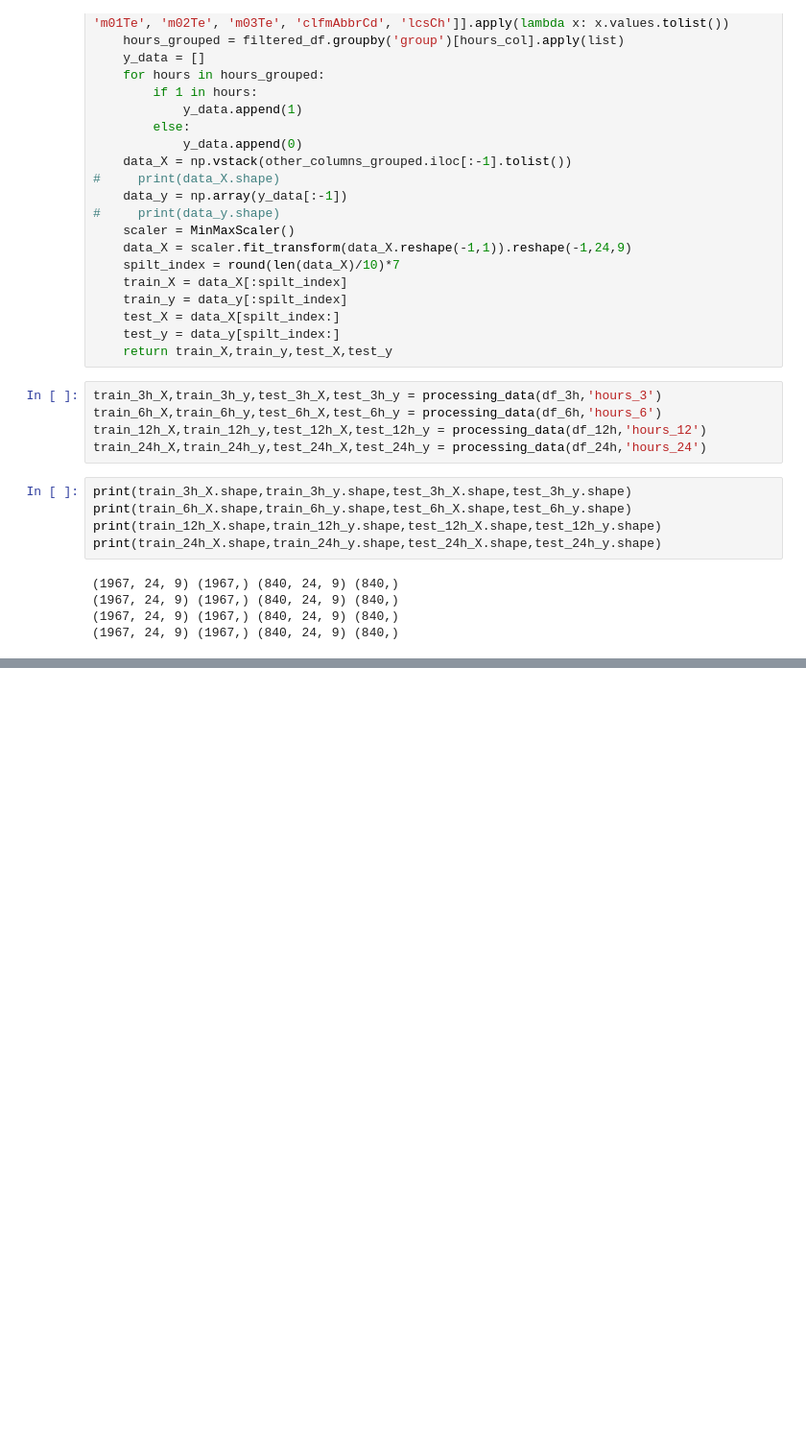
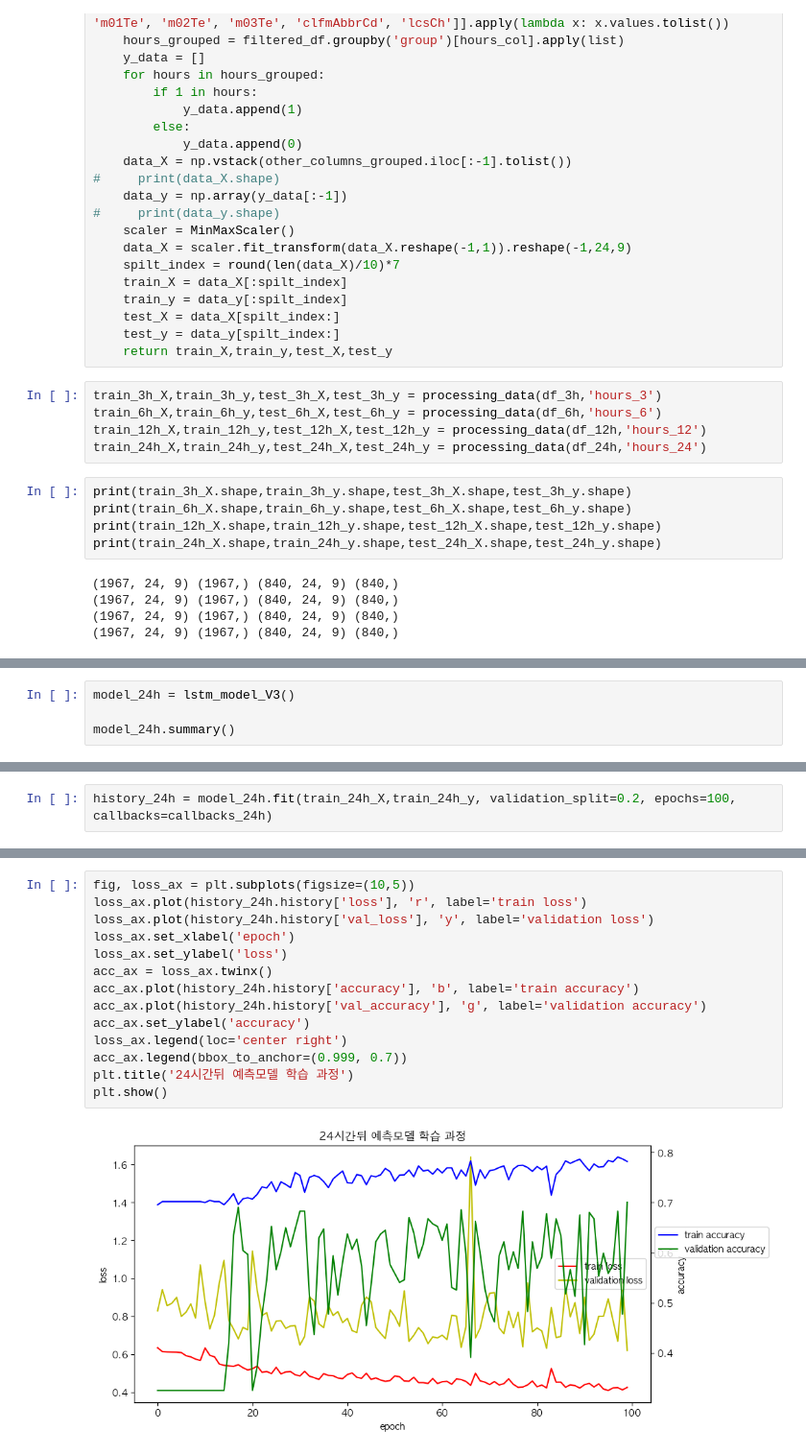
Before and after one commit to KHH0618/RainScanner, a Jupyter notebook: LSTM/LSTM_models_train.ipynb, the cells around one changed output, grey strips where cells are left out. Shown: that part at 96% size. Drawn from its saved outputs; the diff is of its cells as text; blank space fills up the shorter version.

```diff
--- a/LSTM/LSTM_models_train.ipynb
+++ b/LSTM/LSTM_models_train.ipynb
@@ -227,0 +275,4 @@ ________________________________________________________________________________
+# %%
+model_24h = lstm_model_V3()
+
+model_24h.summary()
@@ -248,0 +373,2 @@ Epoch 50/50
+# %%
+history_24h = model_24h.fit(train_24h_X,train_24h_y, validation_split=0.2, epochs=100, callbacks=callbacks_24h)
@@ -248,0 +465,16 @@ Epoch 50/50
+# %%
+fig, loss_ax = plt.subplots(figsize=(10,5))
+loss_ax.plot(history_24h.history['loss'], 'r', label='train loss')
+loss_ax.plot(history_24h.history['val_loss'], 'y', label='validation loss')
+loss_ax.set_xlabel('epoch')
+loss_ax.set_ylabel('loss')
+acc_ax = loss_ax.twinx()
+acc_ax.plot(history_24h.history['accuracy'], 'b', label='train accuracy')
+acc_ax.plot(history_24h.history['val_accuracy'], 'g', label='validation accuracy')
+acc_ax.set_ylabel('accuracy')
+loss_ax.legend(loc='center right')
+acc_ax.legend(bbox_to_anchor=(0.999, 0.7))
+plt.title('24시간뒤 예측모델 학습 과정')
+plt.show()
+# %% [output]
+[figure, added]
```
Also changed, not shown: parts of 31 cells of this notebook, 7 other files.
